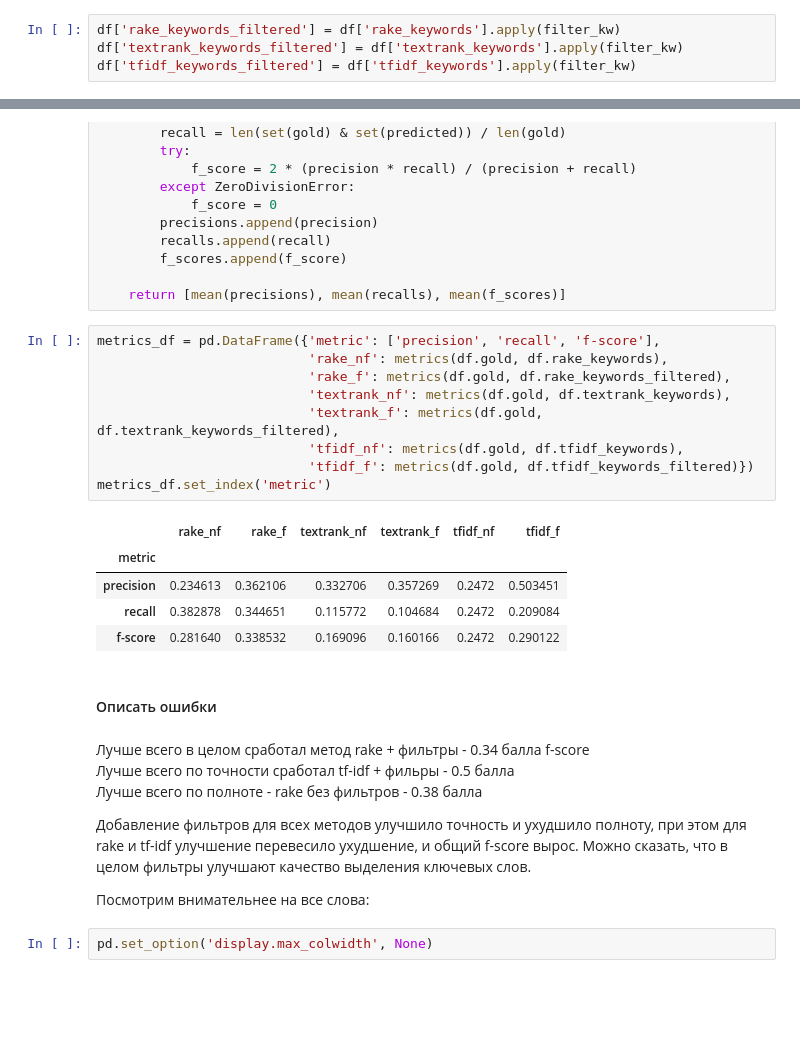
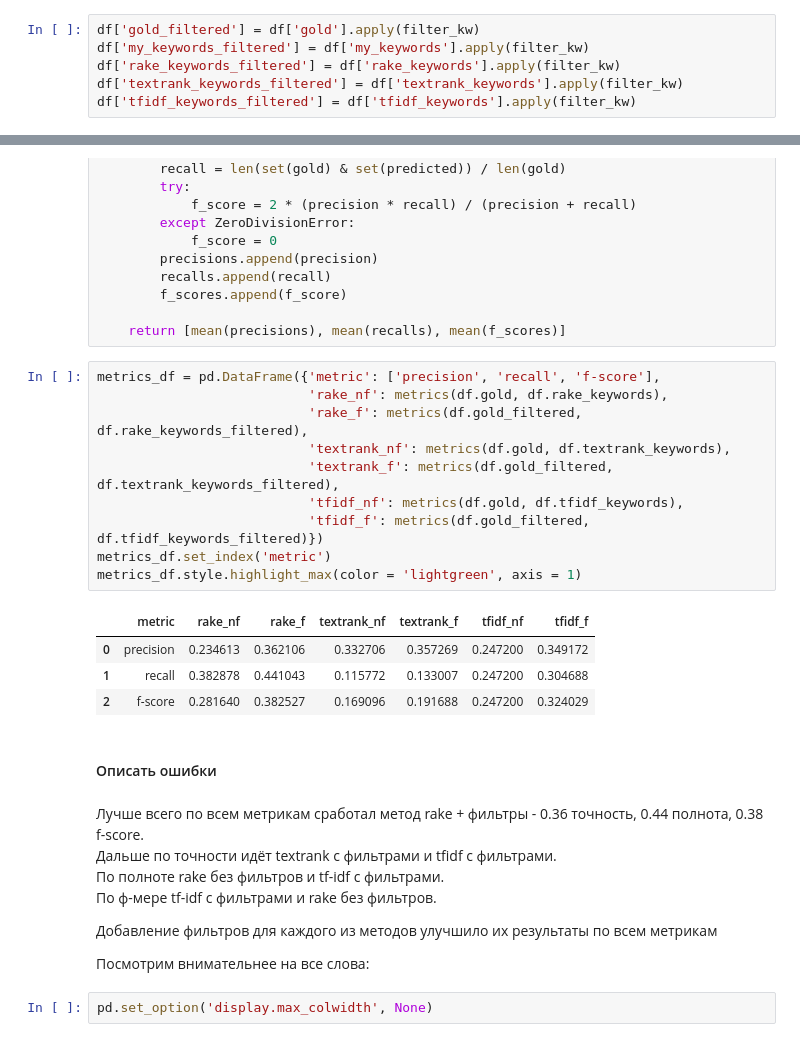
Before and after one commit to alla-g/NLP_4th, a Jupyter notebook: hw1/hw1.ipynb, the cells around one changed output, grey strips where cells are left out. Saved outputs shown, nothing was run; the diff lists cells and outputs as text; blank space fills up the shorter version.

```diff
--- a/hw1/hw1.ipynb
+++ b/hw1/hw1.ipynb
@@ -244,6 +244,8 @@ def filter_kw(kw_list):
             new_kw_list.append(kw)
     return new_kw_list
 # %%
+df['gold_filtered'] = df['gold'].apply(filter_kw)
+df['my_keywords_filtered'] = df['my_keywords'].apply(filter_kw)
 df['rake_keywords_filtered'] = df['rake_keywords'].apply(filter_kw)
 df['textrank_keywords_filtered'] = df['textrank_keywords'].apply(filter_kw)
 df['tfidf_keywords_filtered'] = df['tfidf_keywords'].apply(filter_kw)
@@ -273,28 +275,29 @@ def metrics(gold_col, predicted_col):
 # %%
 metrics_df = pd.DataFrame({'metric': ['precision', 'recall', 'f-score'],
                            'rake_nf': metrics(df.gold, df.rake_keywords),
-                           'rake_f': metrics(df.gold, df.rake_keywords_filtered),
+                           'rake_f': metrics(df.gold_filtered, df.rake_keywords_filtered),
                            'textrank_nf': metrics(df.gold, df.textrank_keywords),
-                           'textrank_f': metrics(df.gold, df.textrank_keywords_filtered),
+                           'textrank_f': metrics(df.gold_filtered, df.textrank_keywords_filtered),
                            'tfidf_nf': metrics(df.gold, df.tfidf_keywords),
-                           'tfidf_f': metrics(df.gold, df.tfidf_keywords_filtered)})
+                           'tfidf_f': metrics(df.gold_filtered, df.tfidf_keywords_filtered)})
 metrics_df.set_index('metric')
+metrics_df.style.highlight_max(color = 'lightgreen', axis = 1)
 # %% [output]
-|  | rake_nf | rake_f | textrank_nf | textrank_f | tfidf_nf | tfidf_f |
-| metric |  |  |  |  |  |  |
-| precision | 0.234613 | 0.362106 | 0.332706 | 0.357269 | 0.2472 | 0.503451 |
-| recall | 0.382878 | 0.344651 | 0.115772 | 0.104684 | 0.2472 | 0.209084 |
-| f-score | 0.281640 | 0.338532 | 0.169096 | 0.160166 | 0.2472 | 0.290122 |
+|  | metric | rake_nf | rake_f | textrank_nf | textrank_f | tfidf_nf | tfidf_f |
+| 0 | precision | 0.234613 | 0.362106 | 0.332706 | 0.357269 | 0.247200 | 0.349172 |
+| 1 | recall | 0.382878 | 0.441043 | 0.115772 | 0.133007 | 0.247200 | 0.304688 |
+| 2 | f-score | 0.281640 | 0.382527 | 0.169096 | 0.191688 | 0.247200 | 0.324029 |
 # %% [markdown]
 #### Описать ошибки
-# %% [markdown]
-Лучше всего в целом сработал метод rake + фильтры - 0.34 балла f-score
-Лучше всего по точности сработал tf-idf + фильры - 0.5 балла
-Лучше всего по полноте - rake без фильтров - 0.38 балла
-
-Добавление фильтров для всех методов улучшило точность и ухудшило полноту, при этом для rake и tf-idf улучшение перевесило ухудшение, и общий f-score вырос. Можно сказать, что в целом фильтры улучшают качество выделения ключевых слов.
-
-Посмотрим внимательнее на все слова:
+# %% [markdown]
+Лучше всего по всем метрикам сработал метод rake + фильтры - 0.36 точность, 0.44 полнота, 0.38 f-score.
+Дальше по точности идёт textrank с фильтрами и tfidf с фильтрами.
+По полноте rake без фильтров и tf-idf с фильтрами.
+По ф-мере tf-idf с фильтрами и rake без фильтров.
+
+Добавление фильтров для каждого из методов улучшило их результаты по всем метрикам
+
+Посмотрим внимательнее на все слова:
 # %%
 pd.set_option('display.max_colwidth', None)
 # %%
```
Also changed, not shown: parts of 2 cells of this notebook.
